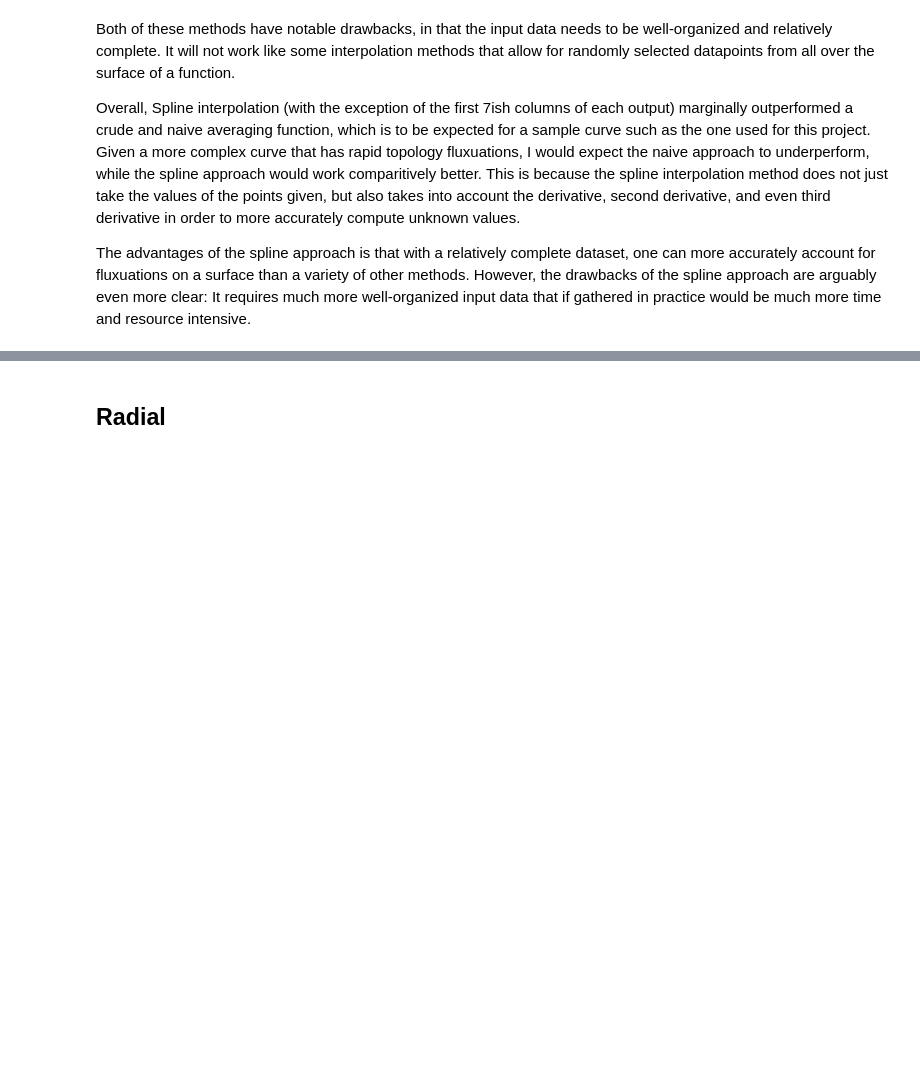
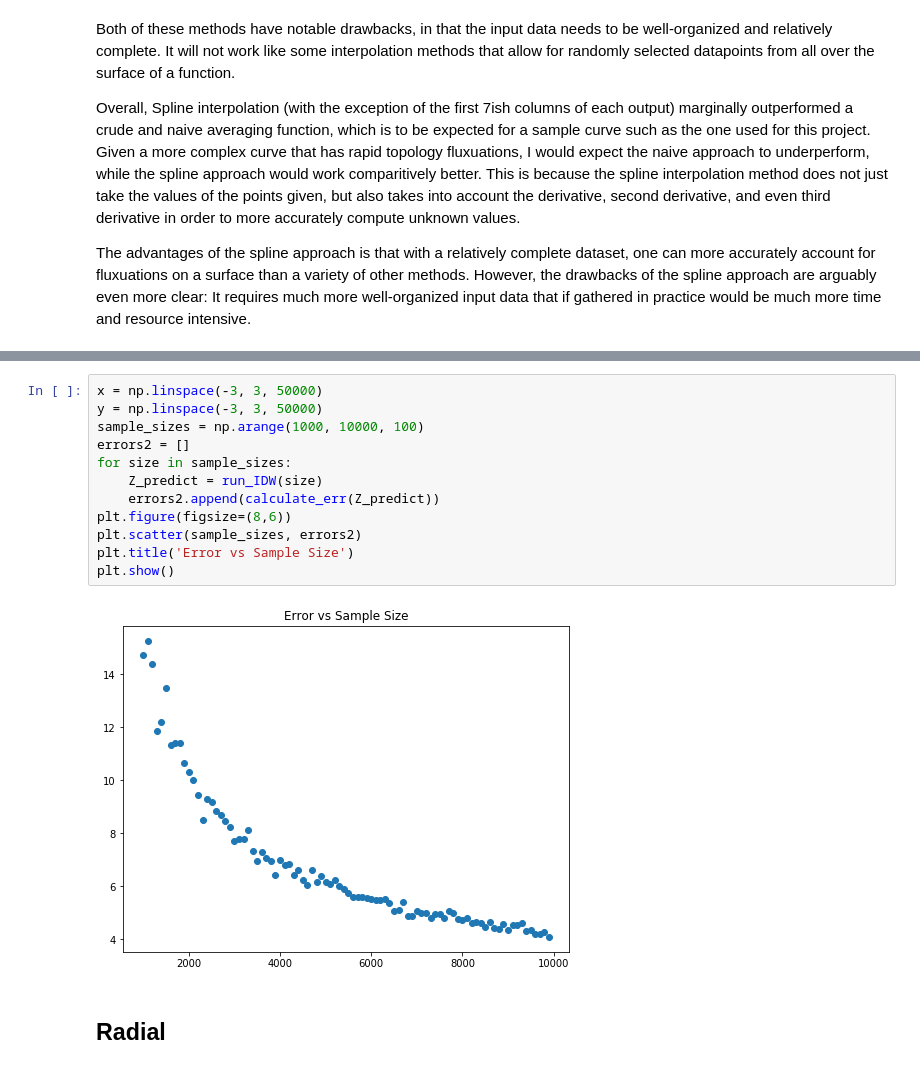
Before and after one commit to nlumiere/Interpolation-Techniques, a Jupyter notebook: Presentation.ipynb, the cells around one changed output, grey strips where cells are left out. Cells and saved outputs as stored; diff of their text form; blank space fills up the shorter version.

```diff
--- a/Presentation.ipynb
+++ b/Presentation.ipynb
@@ -128,3 +213,17 @@ However, the drawbacks of the spline approach are arguably even more clear: It r
+# %%
+x = np.linspace(-3, 3, 50000)
+y = np.linspace(-3, 3, 50000)
+sample_sizes = np.arange(1000, 10000, 100)
+errors2 = []
+for size in sample_sizes:
+    Z_predict = run_IDW(size)
+    errors2.append(calculate_err(Z_predict))
+plt.figure(figsize=(8,6))
+plt.scatter(sample_sizes, errors2)
+plt.title('Error vs Sample Size')
+plt.show()
+# %% [output]
+[figure, added]
 # %% [markdown]
 ## Radial
 # %% [markdown]
```
Also changed, not shown: parts of 6 cells of this notebook.
